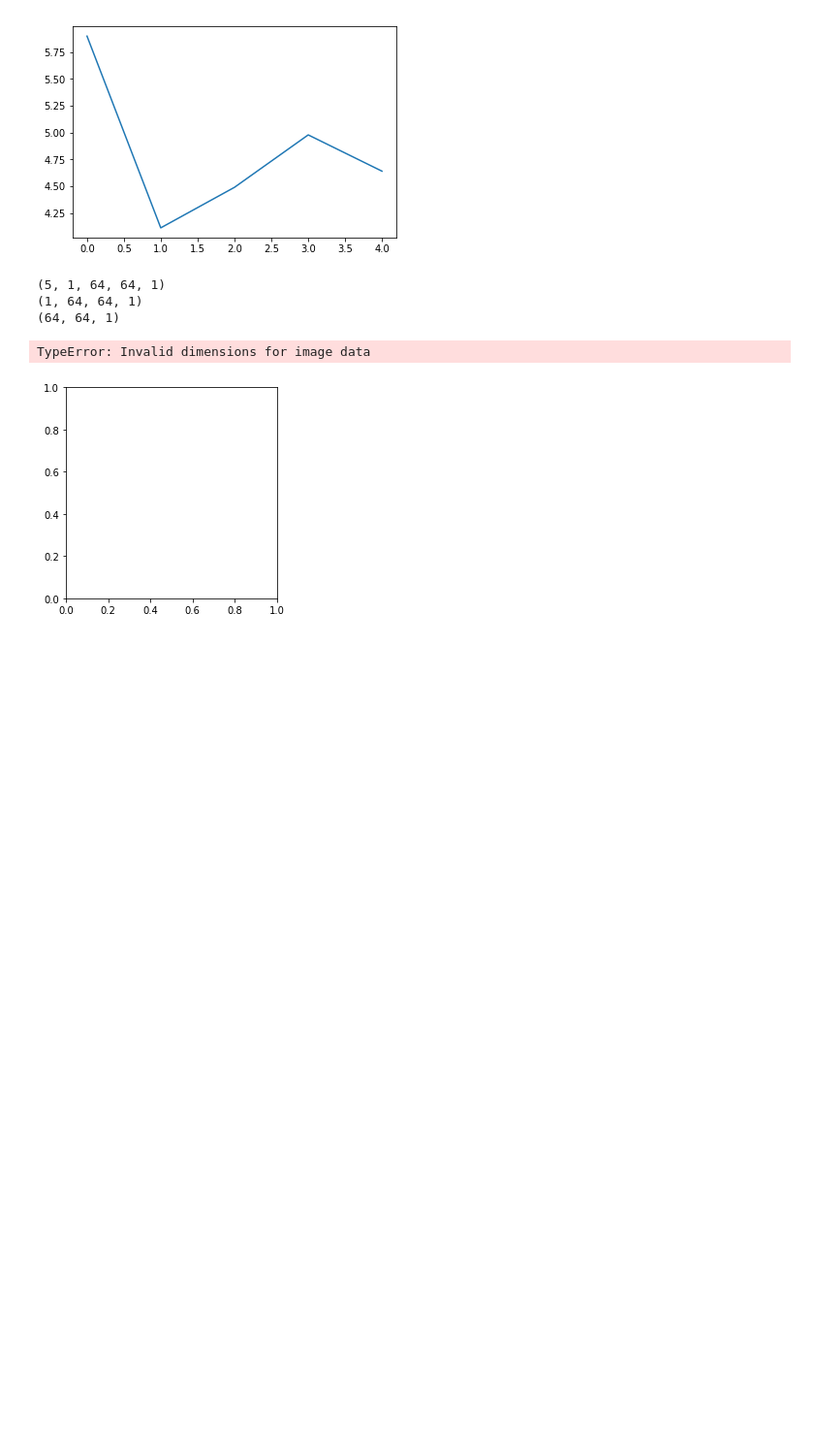
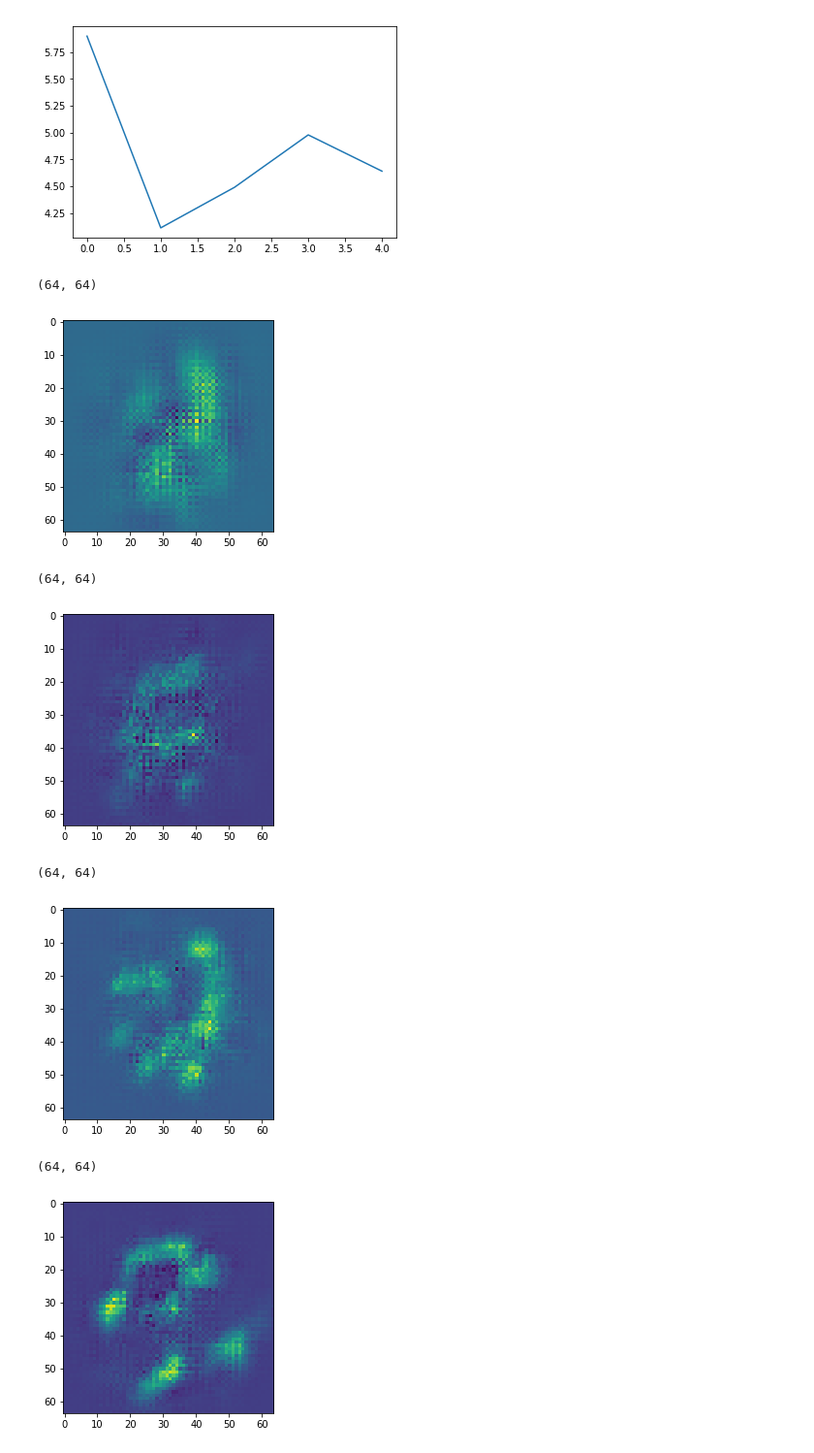
Before and after one commit to callaunchpad/GrubGen, a Jupyter notebook: src/python/model/visual.ipynb, the cells around one changed output. Shown at 97% size. Cells and saved outputs as stored; diff of their text form; code cells hidden in the pictures; blank space fills up the shorter version.

Commit message:
more visuals

```diff
--- a/src/python/model/visual.ipynb
+++ b/src/python/model/visual.ipynb
@@ -24,15 +24,16 @@ plt.show()
 [figure]
 # %%
 import matplotlib.image as mpimg
-print(samples_array.shape)
 for k in samples_array:
-    print(k.shape)
-    print(k[0].shape)
-    plt.imshow(k[0])
+    print(k[0][:,:,0].shape)
+    plt.imshow(k[0][:,:,0])
     plt.show()
 # %% [output]
-(5, 1, 64, 64, 1)
-(1, 64, 64, 1)
-(64, 64, 1)
+(64, 64)
+[figure, new version]
-TypeError: Invalid dimensions for image data
+(64, 64)
-[figure, old version]
+[figure, added]
+(64, 64)
+[figure, added]
+(64, 64)
+[figure, added]
```
Also changed, not shown: parts of 1 cell of this notebook.
